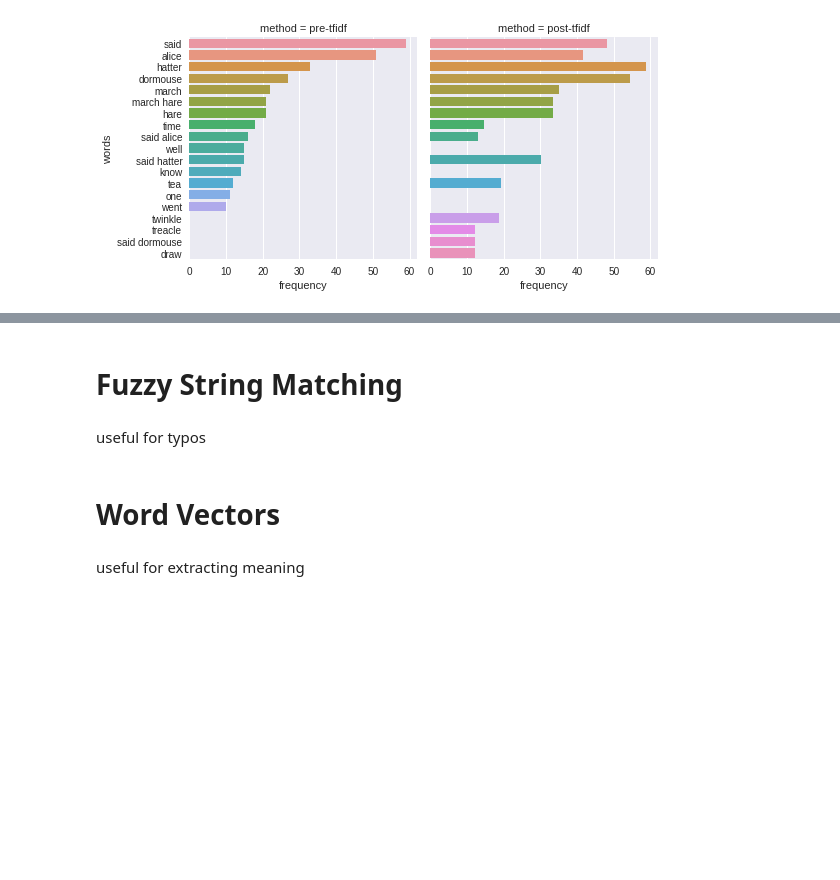
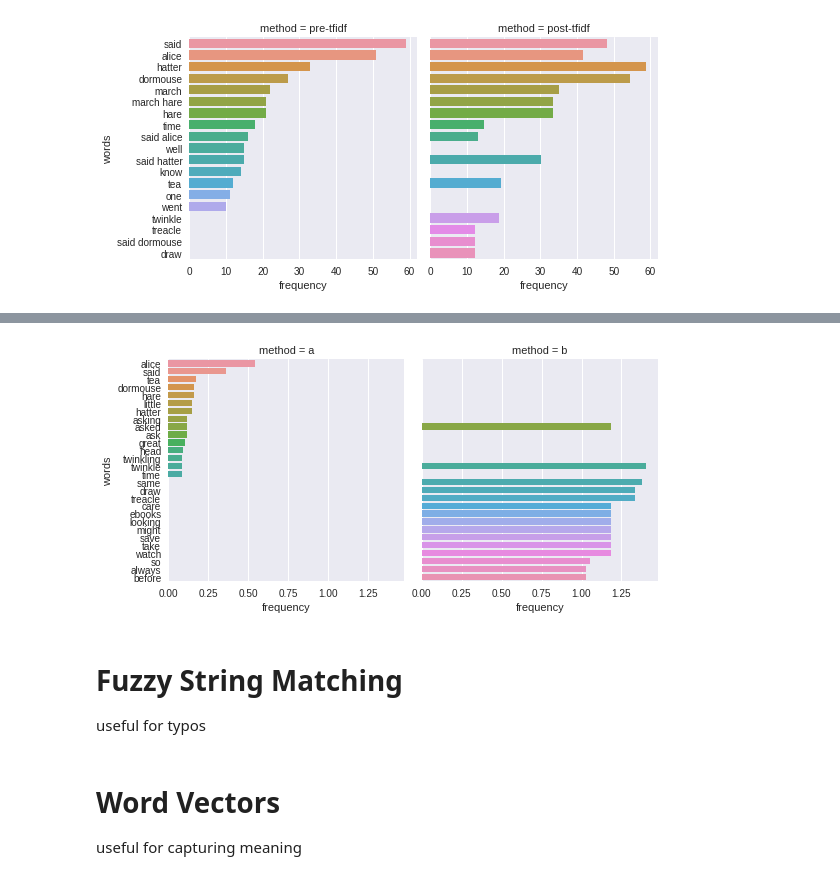
Before and after one commit to mohammedterry/NLP_for_ML, a Jupyter notebook: Text_Mining.ipynb, the cells around one changed output, grey strips where cells are left out. Cells and saved outputs as stored; diff of their text form; code cells hidden in the pictures; blank space fills up the shorter version.

```diff
--- a/Text_Mining.ipynb
+++ b/Text_Mining.ipynb
@@ -318,8 +344,10 @@ compare(ranked_ngrams, scaled_tfidf, "pre-tfidf", "post-tfidf")
+# %%
+compare(ranked_gensim, ranked_mz)
+# %% [output]
+[figure, added]
 # %% [markdown]
 # Fuzzy String Matching
+useful for typos
-# %% [markdown]
-useful for typos
 # %% [markdown]
 # Word Vectors
+useful for capturing meaning
-# %% [markdown]
-useful for extracting meaning
```
Also changed, not shown: parts of 11 cells of this notebook.
